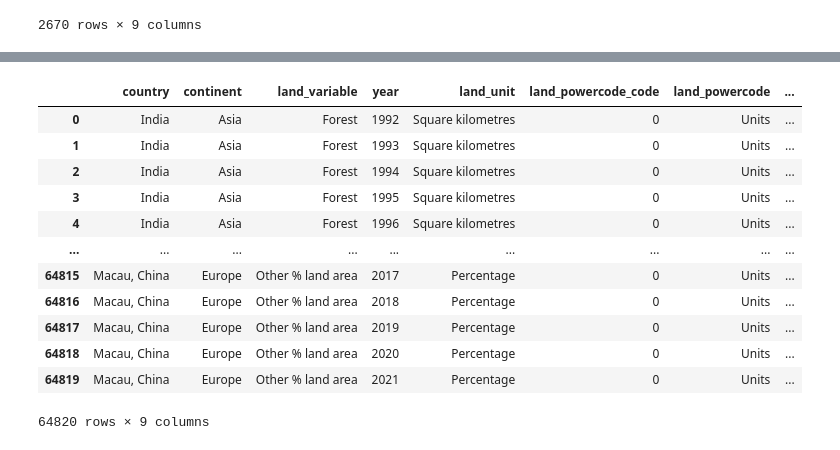
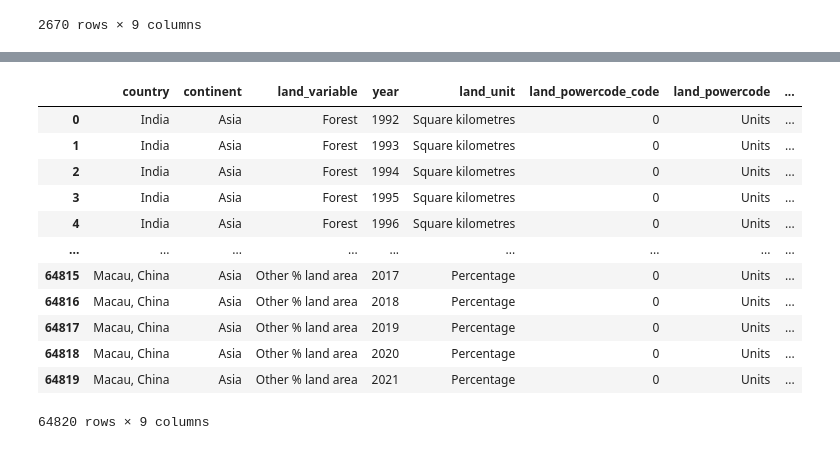
Before and after one commit to GitItDren/Project-3-ChangeYoClimate-MKSD-, a Jupyter notebook: natual_reasources.ipynb, the cells around one changed output, grey strips where cells are left out. Cells and saved outputs as stored; diff of their text form; code cells hidden in the pictures.

Commit message:
Data cleaned/manipulate complete

```diff
--- a/natual_reasources.ipynb
+++ b/natual_reasources.ipynb
@@ -9,36 +6,0 @@ water_use_df = pd.read_csv('C:/Users/kayvb/OneDrive/Desktop/Project-3-ChangeYoCl
-# %%
-# Function to determine the continent based on the country
-def determine_continent(country):
-    # Check if the 'country' belongs to the list of European countries
-    if country in ['Switzerland', 'Czech Republic', 'Luxembourg', 'Russia', 'Norway', 'Greece', 'Italy', 'Austria', 'Belgium', 'Netherlands', 'Spain', 'Iceland', 'Germany', 'United Kingdom'
-                     'Latvia', 'Romania', 'Bulgaria', 'Holy See (Vatican City)', 'San Marino', 'France', 'Finland', 'Slovenia', 'Sweden', 'Liechtenstein', 'Bosnia and Herzegovina', 'Monaco', 'Andorra',
-                     'Faeroe Islands', 'Gibraltar', 'Macau, China']:
-        # Return the continent as 'Europe' if the country is in the European list
-        return 'Europe'
-    # Check if the 'country' belongs to the list of North American countries
-    elif country in ['Mexico', 'Canada', 'United States', 'Guadeloupe', 'Saint Lucia', 'Turks and Caicos Islands', 'Puerto Rico', 'Dominican Republic', 'Haiti', 'Saint Vincent and the Grenadines',
-                     'British Virgin Islands', 'Saint Kitts and Nevis', 'Guatemala', 'Anguilla', 'Martinique', 'Aruba', 'Barbados', 'Greenland']:
-         # Return the continent as 'North America' if the country is in the North American list
-        return 'North America'
-        # Check if the 'country' belongs to the list of Oceanian countries
-    elif country in ['Australia', 'Kiribati', 'Solomon Islands', 'American Samoa', 'Fiji', 'Papua New Guinea', 'Tuvalu', 'Vanuatu', 'Nauru', 'Tokelau']:
-        # Return the continent as 'Oceania' if the country is in the Oceanian list
-        return 'Oceania'
-        # Check if the 'country' belongs to the list of Asian countries
-    elif country in ['India', 'Türkiye', 'Russia', 'Greece', "China (People's Republic of)", 'Indonesia', 'Korea', 'Estonia', 'Poland', 'Japan', 'Belgium',
-                     'Netherlands', 'Iceland', 'Germany', 'United Kingdom', 'Kazakhstan', 'Bulgaria', 'Armenia', 'Georgia', 'Tajikistan', 'Azerbaijan', 'Kiribati',
-                     'Holy See', 'Sri Lanka', 'Singapore', 'New Caledonia', 'Tuvalu', 'Bahrain', 'Cyprus', 'Armenia', 'Georgia', 'Kazakhstan', 'Iran', 'Syrian Arab Republic',
-                     'Viet Nam', 'Kyrgyzstan', 'Afghanistan', 'Myanmar', 'Hong Kong, China', 'Taiwan', 'Uzbekistan', 'Maldives', 'Oman', 'Yemen', 'Cambodia', 'Bhutan', 'Philippines',
-                     'Mongolia', 'Macau, China']:
-         # Return the continent as 'Asia' if the country is in the Asian list
-        return 'Asia'
-        # Check if the 'country' belongs to the list of South American countries
-    elif country in ['Costa Rica', 'Colombia', 'Brazil', 'Chile', 'Argentina', 'Peru', 'Guyana', 'Suriname', 'Bolivia', 'Paraguay', 'Uruguay', 'Falkland Islands (Malvinas)']:
-        # Return the continent as 'South America' if the country is in the South American list
-        return 'South America'
-         # Check if the 'country' belongs to the list of African countries
-    elif country in ['South Africa', 'Nigeria', 'Tunisia', 'Algeria', 'Ghana', 'Zimbabwe', 'Uganda', 'Burkina Faso', 'Guinea', 'Malawi', 'Namibia', 'Botswana', 'Cabo Verde', 'Ethiopia',
-                     'Djibouti', 'Eswatini', 'Togo', 'Jamaica', 'Papua New Guinea', 'El Salvador', 'Botswana', 'Burundi', 'Angola', 'Madagascar', 'Congo', 'Tanzania', 'Kenya', 'Mauritius',
-                     'Gambia', 'Morocco', 'Niger', 'Egypt', 'Comoros', 'Sudan', 'Mali', 'Sierra Leone', 'Benin', 'Liberia', 'Seychelles', 'Mauritania', 'Zambia', 'Chad', 'Mozambique']:
-        # Return the continent as 'Africa' if the country is in the African list
-        return 'Africa'
@@ -311,6 +175,6 @@ forest_df Statistical Values by Continent:
 # %%
 # Load the CSV file into a pandas DataFrame
-csv_file = 'C:/Users/kayvb/OneDrive/Desktop/Project-3-ChangeYoClimate-MKSD-/data/LAND_USE_21092023035607315.csv'
+csv_file = 'data/LAND_USE_21092023035607315.csv'
 land_use = pd.read_csv(csv_file)
 
 # Define a list of columns to drop by name
@@ -329,39 +193,36 @@ column_rename = {
     'Year': 'year',
     'Unit': 'land_unit',
     'PowerCode Code': 'land_powercode_code',
     'PowerCode': 'land_powercode',
     'Value': 'land_value',
     'Flags': 'land_flags'
 }
 
 # Rename columns using the rename method and inplace=True
 land_data.rename(columns=column_rename, inplace=True)
 
 land_data.insert(1, 'continent', land_data['country'].apply(determine_continent))
 
 # Identify the problematic value, for example, at line 442
 problematic_value = land_data.at[441, 'land_value']
 
 # Check if the value exceeds the allowed range
 if abs(problematic_value) >= 10**7:
     # If it exceeds the range, round or truncate it to fit within the specified precision and scale
     land_data.at[441, 'land_value'] = round(problematic_value, 5)  # Assuming you want to round it to 5 decimal places
 
-# Save the modified DataFrame to a new CSV file
-output_csv_file = 'land_data.csv'
-land_data.to_csv(output_csv_file, index=False)
 land_data
 # %% [output]
 |  | country | continent | land_variable | year | land_unit | land_powercode_code | land_powercode | ... |
 | 0 | India | Asia | Forest | 1992 | Square kilometres | 0 | Units | ... |
 | 1 | India | Asia | Forest | 1993 | Square kilometres | 0 | Units | ... |
 | 2 | India | Asia | Forest | 1994 | Square kilometres | 0 | Units | ... |
 | 3 | India | Asia | Forest | 1995 | Square kilometres | 0 | Units | ... |
 | 4 | India | Asia | Forest | 1996 | Square kilometres | 0 | Units | ... |
 | ... | ... | ... | ... | ... | ... | ... | ... | ... |
-| 64815 | Macau, China | Europe | Other % land area | 2017 | Percentage | 0 | Units | ... |
-| 64816 | Macau, China | Europe | Other % land area | 2018 | Percentage | 0 | Units | ... |
-| 64817 | Macau, China | Europe | Other % land area | 2019 | Percentage | 0 | Units | ... |
-| 64818 | Macau, China | Europe | Other % land area | 2020 | Percentage | 0 | Units | ... |
-| 64819 | Macau, China | Europe | Other % land area | 2021 | Percentage | 0 | Units | ... |
+| 64815 | Macau, China | Asia | Other % land area | 2017 | Percentage | 0 | Units | ... |
+| 64816 | Macau, China | Asia | Other % land area | 2018 | Percentage | 0 | Units | ... |
+| 64817 | Macau, China | Asia | Other % land area | 2019 | Percentage | 0 | Units | ... |
+| 64818 | Macau, China | Asia | Other % land area | 2020 | Percentage | 0 | Units | ... |
+| 64819 | Macau, China | Asia | Other % land area | 2021 | Percentage | 0 | Units | ... |
 64820 rows × 9 columns
```
Also changed, not shown: parts of 32 cells of this notebook, 45 other files.
